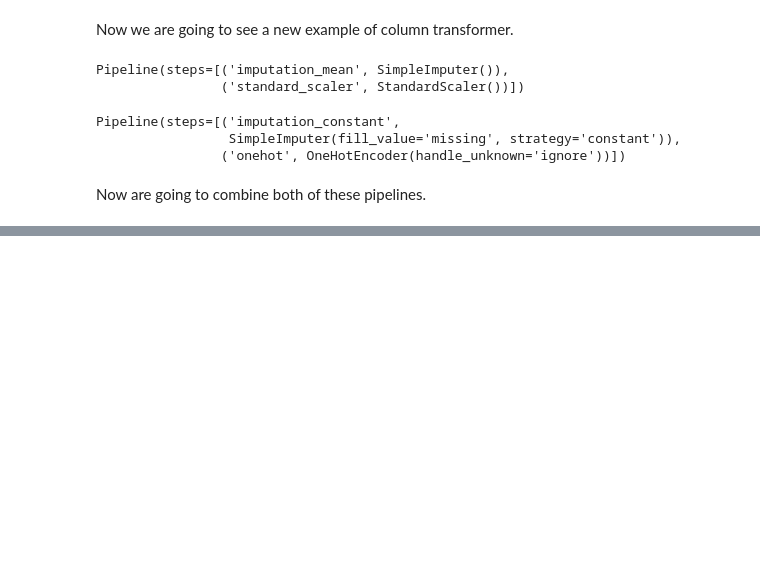
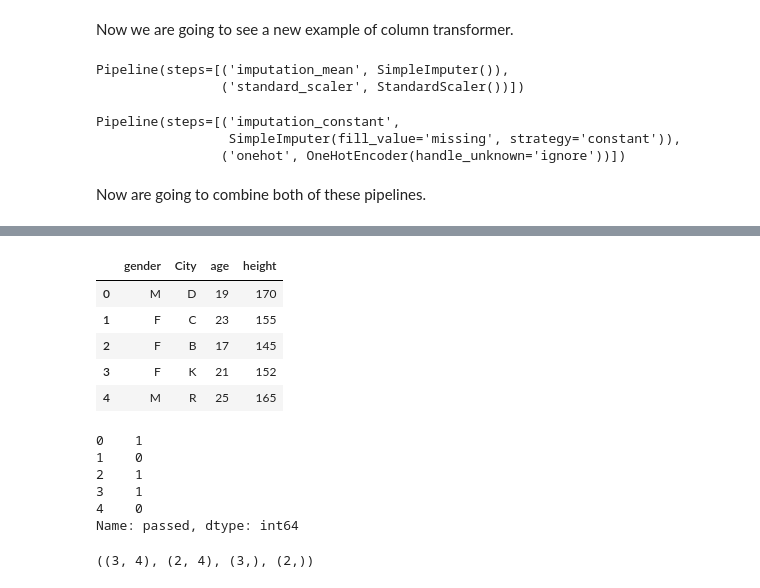
Before and after one commit to Mushfiqur-Rahman-Robin/Brushing-Up-ML-and-DL, a Jupyter notebook: Implementing-machine-learning-pipeline.ipynb, the cells around one changed output, grey strips where cells are left out. Drawn from its saved outputs; the diff is of its cells as text; code cells hidden in the pictures; blank space fills up the shorter version.

```diff
--- a/Implementing-machine-learning-pipeline.ipynb
+++ b/Implementing-machine-learning-pipeline.ipynb
@@ -183,0 +239,21 @@ from sklearn.compose import ColumnTransformer
+# %%
+X = df.iloc[:, 0:4]
+y = df.iloc[:, 4]
+# %%
+X.head()
+# %% [output]
+|  | gender | City | age | height |
+| 0 | M | D | 19 | 170 |
+| 1 | F | C | 23 | 155 |
+| 2 | F | B | 17 | 145 |
+| 3 | F | K | 21 | 152 |
+| 4 | M | R | 25 | 165 |
+# %%
+y.head()
+# %% [output]
+0    1
+1    0
+2    1
+3    1
+4    0
+Name: passed, dtype: int64
@@ -183,0 +262,4 @@ from sklearn.compose import ColumnTransformer
+# %%
+X_train.shape, X_test.shape, y_train.shape, y_test.shape
+# %% [output]
+((3, 4), (2, 4), (3,), (2,))
```
Also changed, not shown: parts of 11 cells of this notebook.
